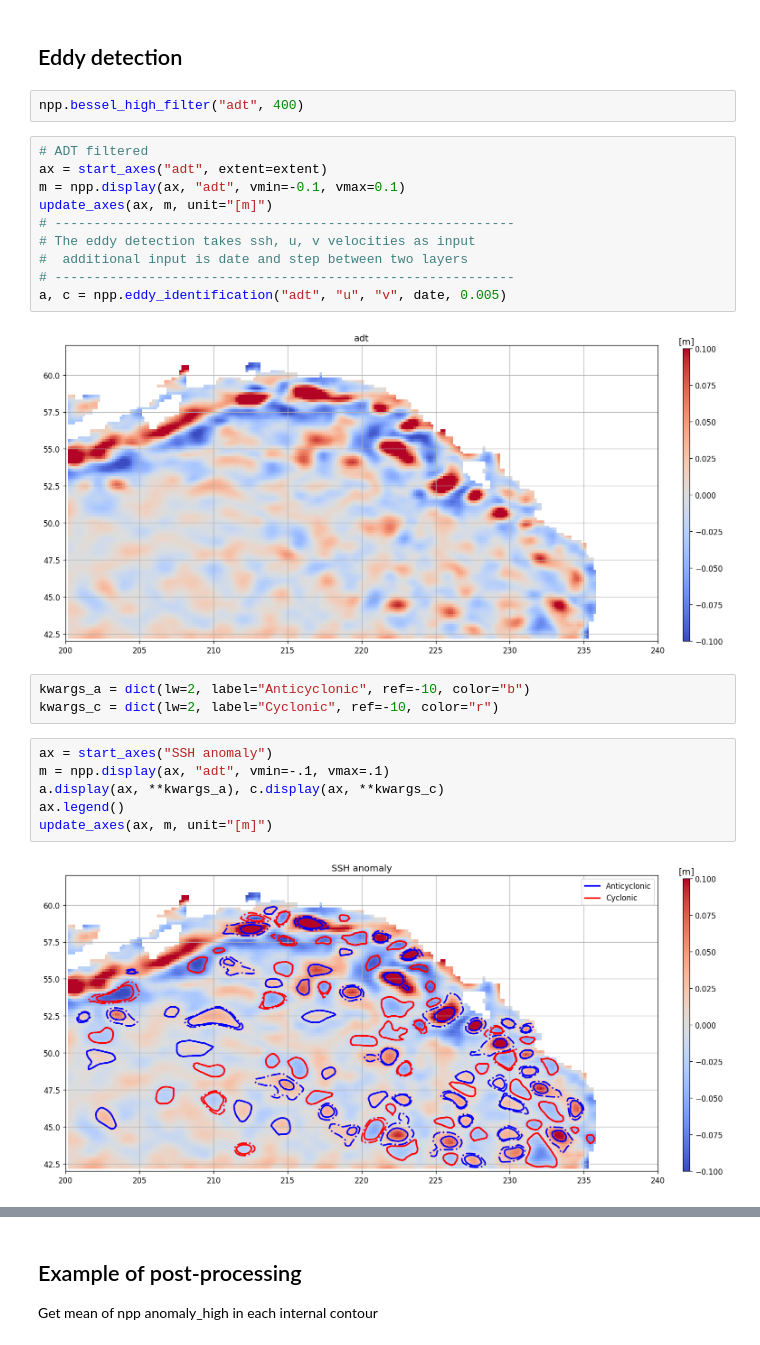
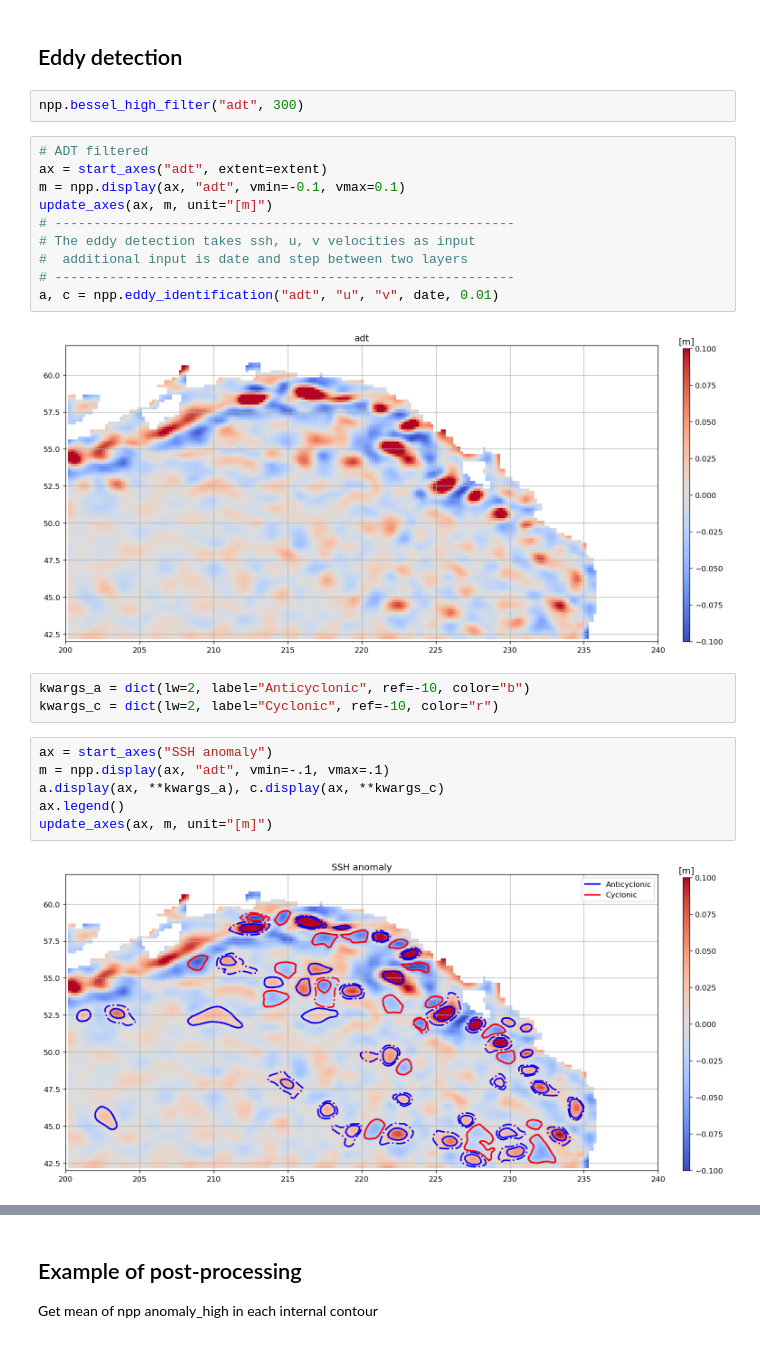
Before and after one commit to takaito1/MITgcm_GoA, a Jupyter notebook: collocation.ipynb, the cells around one changed output, grey strips where cells are left out. Drawn from its saved outputs; the diff is of its cells as text.

```diff
--- a/collocation.ipynb
+++ b/collocation.ipynb
@@ -147,19 +147,19 @@ No artists with labels found to put in legend.  Note that artists whose label st
 # %% [markdown]
 ## Eddy detection
 # %%
-npp.bessel_high_filter("adt", 400)
+npp.bessel_high_filter("adt", 300)
 # %%
 # ADT filtered
 ax = start_axes("adt", extent=extent)
 m = npp.display(ax, "adt", vmin=-0.1, vmax=0.1)
 update_axes(ax, m, unit="[m]")
 # -----------------------------------------------------------
 # The eddy detection takes ssh, u, v velocities as input
 #  additional input is date and step between two layers
 # -----------------------------------------------------------
-a, c = npp.eddy_identification("adt", "u", "v", date, 0.005)
+a, c = npp.eddy_identification("adt", "u", "v", date, 0.01)
 # %% [output]
-[figure, old version]
+[figure, new version]
 # %%
 kwargs_a = dict(lw=2, label="Anticyclonic", ref=-10, color="b")
 kwargs_c = dict(lw=2, label="Cyclonic", ref=-10, color="r")
@@ -170,7 +170,7 @@ a.display(ax, **kwargs_a), c.display(ax, **kwargs_c)
 ax.legend()
 update_axes(ax, m, unit="[m]")
 # %% [output]
-[figure, old version]
+[figure, new version]
 # %%
 ax = start_axes("NPP anomaly")
 m = npp.display(ax, "npp", vmin=-600, vmax=600)
```
Also changed, not shown: parts of 13 cells of this notebook.
